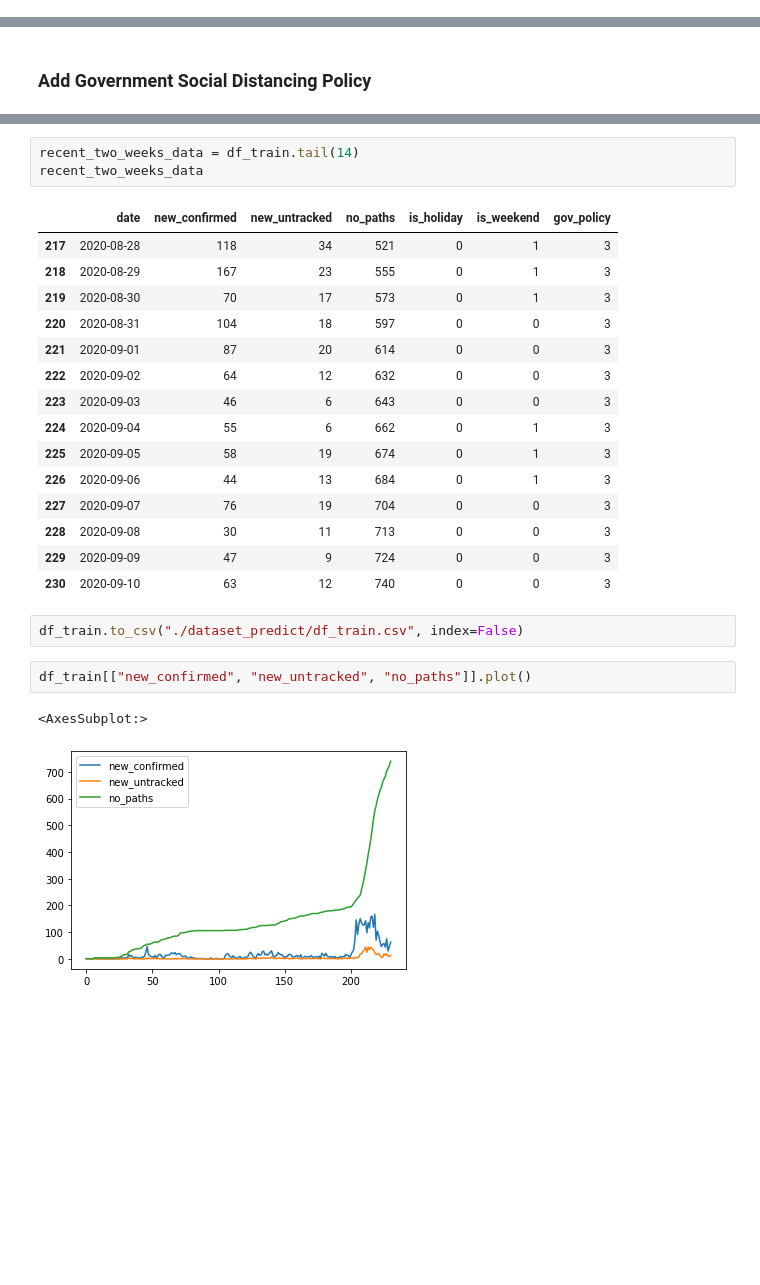
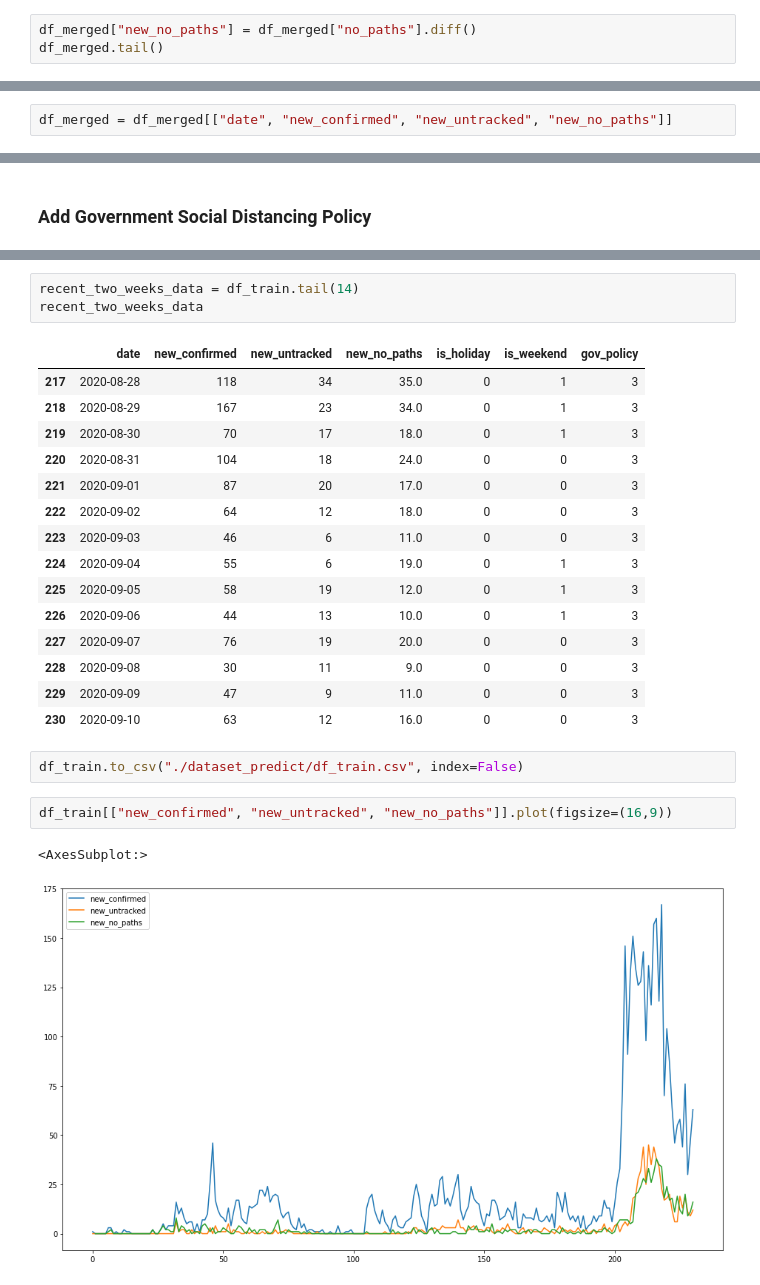
Before and after one commit to snoop2head/covid19_unknown_spread, a Jupyter notebook: wrangle_prediction.ipynb, the cells around one changed output, grey strips where cells are left out. Saved outputs shown, nothing was run; the diff lists cells and outputs as text; blank space fills up the shorter version.

Commit message:
plot path info

```diff
--- a/wrangle_prediction.ipynb
+++ b/wrangle_prediction.ipynb
@@ -358,3 +358,6 @@ df_merged.tail()
 | 228 | 2020-09-08 | 30 | 11 | 713 |
 | 229 | 2020-09-09 | 47 | 9 | 724 |
 | 230 | 2020-09-10 | 63 | 12 | 740 |
+# %%
+df_merged["new_no_paths"] = df_merged["no_paths"].diff()
+df_merged.tail()
@@ -361,3 +371,5 @@ df_merged.tail()
+# %%
+df_merged = df_merged[["date", "new_confirmed", "new_untracked", "new_no_paths"]]
 # %%
 df_merged.to_csv("dataset_predict/df_predict.csv", index=False)
 # %% [markdown]
@@ -512,26 +526,26 @@ after_jkh
 recent_two_weeks_data = df_train.tail(14)
 recent_two_weeks_data
 # %% [output]
-|  | date | new_confirmed | new_untracked | no_paths | is_holiday | is_weekend | gov_policy |
-| 217 | 2020-08-28 | 118 | 34 | 521 | 0 | 1 | 3 |
-| 218 | 2020-08-29 | 167 | 23 | 555 | 0 | 1 | 3 |
-| 219 | 2020-08-30 | 70 | 17 | 573 | 0 | 1 | 3 |
-| 220 | 2020-08-31 | 104 | 18 | 597 | 0 | 0 | 3 |
-| 221 | 2020-09-01 | 87 | 20 | 614 | 0 | 0 | 3 |
-| 222 | 2020-09-02 | 64 | 12 | 632 | 0 | 0 | 3 |
-| 223 | 2020-09-03 | 46 | 6 | 643 | 0 | 0 | 3 |
-| 224 | 2020-09-04 | 55 | 6 | 662 | 0 | 1 | 3 |
-| 225 | 2020-09-05 | 58 | 19 | 674 | 0 | 1 | 3 |
-| 226 | 2020-09-06 | 44 | 13 | 684 | 0 | 1 | 3 |
-| 227 | 2020-09-07 | 76 | 19 | 704 | 0 | 0 | 3 |
-| 228 | 2020-09-08 | 30 | 11 | 713 | 0 | 0 | 3 |
-| 229 | 2020-09-09 | 47 | 9 | 724 | 0 | 0 | 3 |
-| 230 | 2020-09-10 | 63 | 12 | 740 | 0 | 0 | 3 |
+|  | date | new_confirmed | new_untracked | new_no_paths | is_holiday | is_weekend | gov_policy |
+| 217 | 2020-08-28 | 118 | 34 | 35.0 | 0 | 1 | 3 |
+| 218 | 2020-08-29 | 167 | 23 | 34.0 | 0 | 1 | 3 |
+| 219 | 2020-08-30 | 70 | 17 | 18.0 | 0 | 1 | 3 |
+| 220 | 2020-08-31 | 104 | 18 | 24.0 | 0 | 0 | 3 |
+| 221 | 2020-09-01 | 87 | 20 | 17.0 | 0 | 0 | 3 |
+| 222 | 2020-09-02 | 64 | 12 | 18.0 | 0 | 0 | 3 |
+| 223 | 2020-09-03 | 46 | 6 | 11.0 | 0 | 0 | 3 |
+| 224 | 2020-09-04 | 55 | 6 | 19.0 | 0 | 1 | 3 |
+| 225 | 2020-09-05 | 58 | 19 | 12.0 | 0 | 1 | 3 |
+| 226 | 2020-09-06 | 44 | 13 | 10.0 | 0 | 1 | 3 |
+| 227 | 2020-09-07 | 76 | 19 | 20.0 | 0 | 0 | 3 |
+| 228 | 2020-09-08 | 30 | 11 | 9.0 | 0 | 0 | 3 |
+| 229 | 2020-09-09 | 47 | 9 | 11.0 | 0 | 0 | 3 |
+| 230 | 2020-09-10 | 63 | 12 | 16.0 | 0 | 0 | 3 |
 # %%
 df_train.to_csv("./dataset_predict/df_train.csv", index=False)
 # %%
-df_train[["new_confirmed", "new_untracked", "no_paths"]].plot()
+df_train[["new_confirmed", "new_untracked", "new_no_paths"]].plot(figsize=(16,9))
 # %% [output]
 <AxesSubplot:>
-[figure, old version]
+[figure, new version]
 # %%
```
Also changed, not shown: parts of 10 cells of this notebook, 1 other file.
